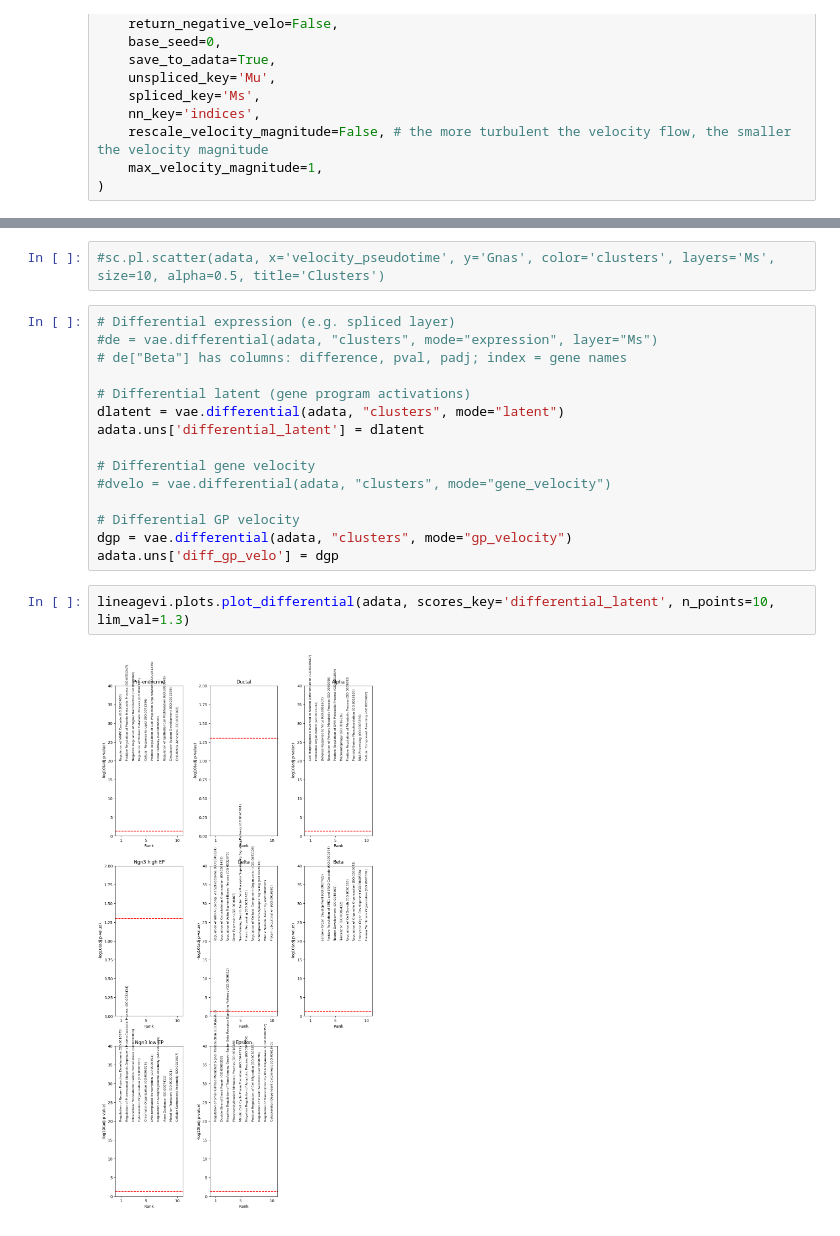
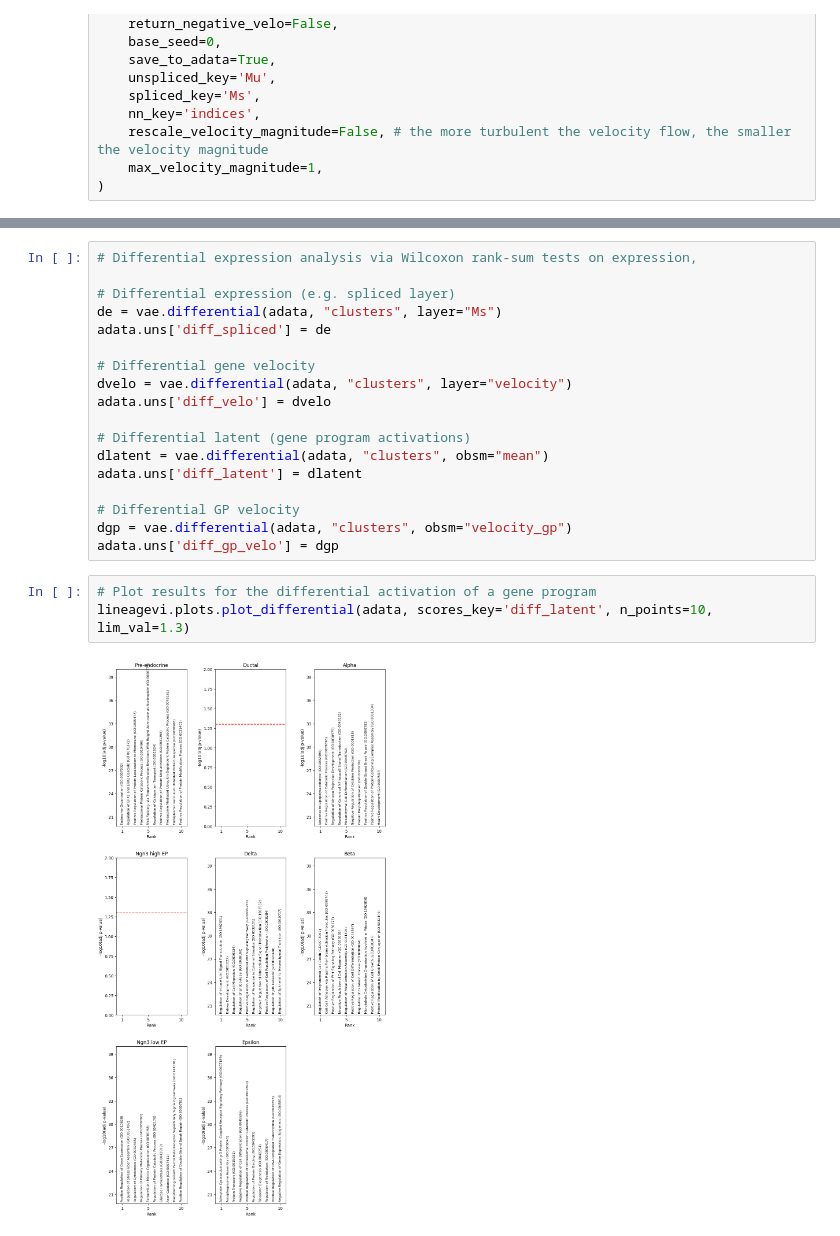
Before and after one commit to leonardogolinelli/lineageVI, a Jupyter notebook: notebooks/Tutorial_Pancreas_Clean_V2.ipynb, the cells around one changed output, grey strips where cells are left out. Cells and saved outputs as stored; diff of their text form.

```diff
--- a/notebooks/Tutorial_Pancreas_Clean_V2.ipynb
+++ b/notebooks/Tutorial_Pancreas_Clean_V2.ipynb
@@ -293,22 +284,24 @@ sc.pl.scatter(adata, x='velocity_pseudotime', y='Gnas', color='clusters', layers
-# %%
-#sc.pl.scatter(adata, x='velocity_pseudotime', y='Gnas', color='clusters', layers='Ms', size=10, alpha=0.5, title='Clusters')
 # %%
+# Differential expression analysis via Wilcoxon rank-sum tests on expression,
+
 # Differential expression (e.g. spliced layer)
-#de = vae.differential(adata, "clusters", mode="expression", layer="Ms")
-# de["Beta"] has columns: difference, pval, padj; index = gene names
+de = vae.differential(adata, "clusters", layer="Ms")
+adata.uns['diff_spliced'] = de
+
+# Differential gene velocity
+dvelo = vae.differential(adata, "clusters", layer="velocity")
+adata.uns['diff_velo'] = dvelo
 
 # Differential latent (gene program activations)
-dlatent = vae.differential(adata, "clusters", mode="latent")
-adata.uns['differential_latent'] = dlatent
-
-# Differential gene velocity
-#dvelo = vae.differential(adata, "clusters", mode="gene_velocity")
+dlatent = vae.differential(adata, "clusters", obsm="mean")
+adata.uns['diff_latent'] = dlatent
 
 # Differential GP velocity
-dgp = vae.differential(adata, "clusters", mode="gp_velocity")
+dgp = vae.differential(adata, "clusters", obsm="velocity_gp")
 adata.uns['diff_gp_velo'] = dgp
 # %%
-lineagevi.plots.plot_differential(adata, scores_key='differential_latent', n_points=10, lim_val=1.3)
+# Plot results for the differential activation of a gene program
+lineagevi.plots.plot_differential(adata, scores_key='diff_latent', n_points=10, lim_val=1.3)
 # %% [output]
-[figure, old version]
+[figure, new version]
 # %%
```
Also changed, not shown: parts of 32 cells of this notebook, 3 other files.
